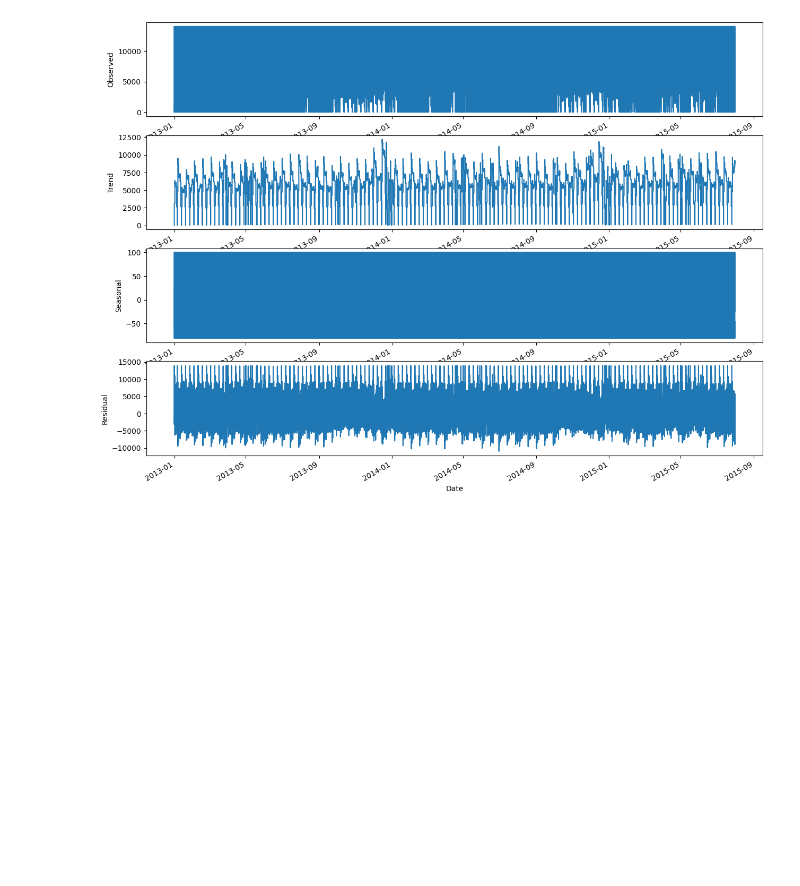
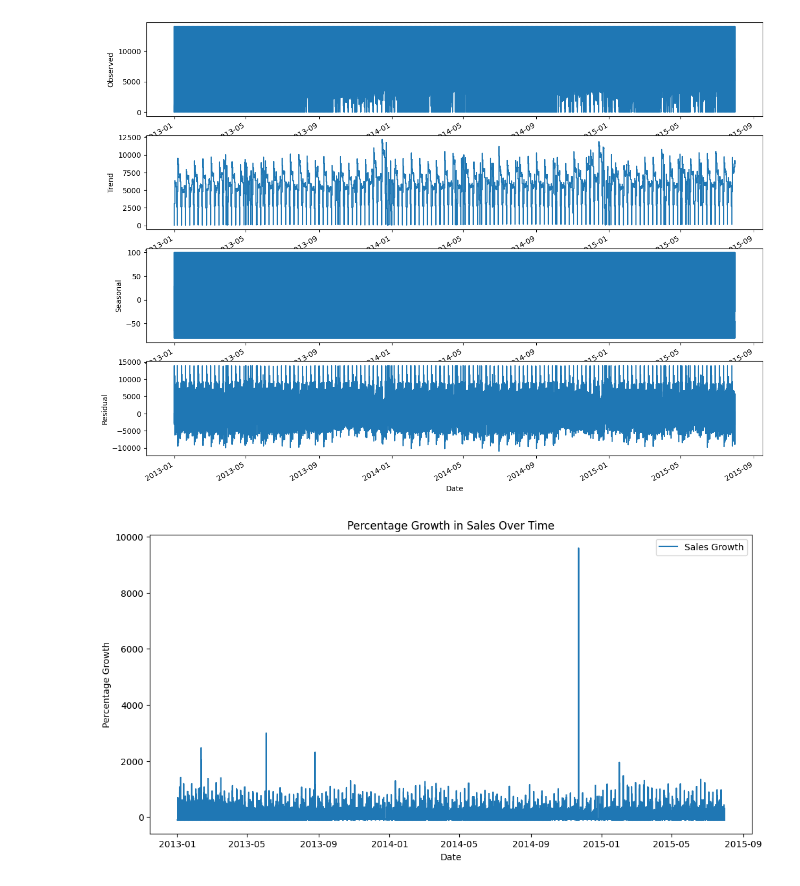
Before and after one commit to YonInsights/Rossmann-Pharmaceuticals-Sales-Forecasting, a Jupyter notebook: notebooks/2_EDA.ipynb, the cells around one changed output. Cells and saved outputs as stored; diff of their text form; code cells hidden in the pictures; blank space fills up the shorter version.

Commit message:
plot salse growth

```diff
--- a/notebooks/2_EDA.ipynb
+++ b/notebooks/2_EDA.ipynb
@@ -112,3 +112,10 @@ decomposition = decompose_series(train_data, 'Sales')
 plot_decomposition(decomposition)
 # %% [output]
 [figure]
+# %%
+
+# Usage example
+train_data = calculate_sales_growth(train_data)
+plot_sales_growth(train_data)
+# %% [output]
+[figure, added]
```
Also changed, not shown: parts of 2 cells of this notebook, 1 other file.
